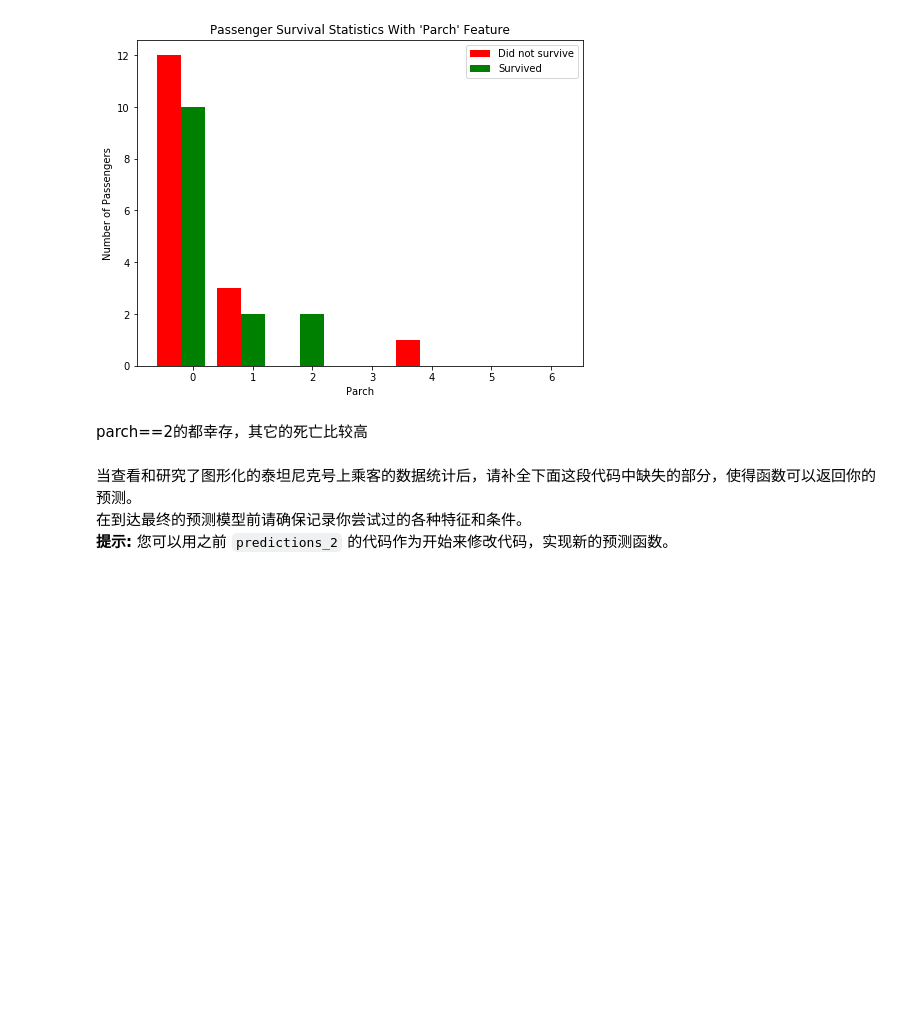
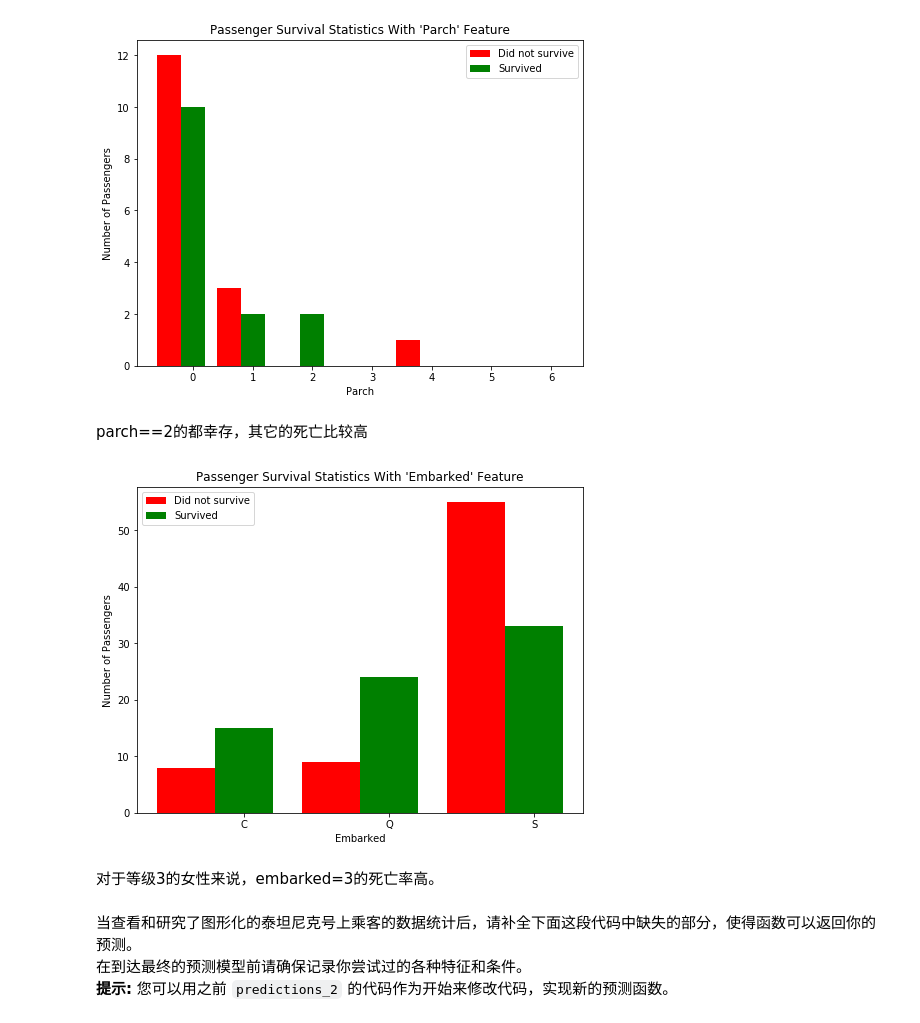
Before and after one commit to jesnssmith/titanic_survial, a Jupyter notebook: titanic_survival_exploration.ipynb, the cells around one changed output. Saved outputs shown, nothing was run; the diff lists cells and outputs as text; code cells hidden in the pictures; blank space fills up the shorter version.

Commit message:
Add feature Embarked and change the answer of question 5

```diff
--- a/titanic_survival_exploration.ipynb
+++ b/titanic_survival_exploration.ipynb
@@ -279,6 +279,12 @@ survival_stats(data,outcomes,'Parch',["Sex == 'male'",'Age > 10','Pclass == 1','
 [figure]
 # %% [markdown]
 parch==2的都幸存，其它的死亡比较高
+# %%
+survival_stats(data,outcomes,'Embarked',["Sex == 'female'",'Pclass == 3'])
+# %% [output]
+[figure, added]
+# %% [markdown]
+对于等级3的女性来说，embarked=3的死亡率高。
 # %% [markdown]
 当查看和研究了图形化的泰坦尼克号上乘客的数据统计后，请补全下面这段代码中缺失的部分，使得函数可以返回你的预测。
 在到达最终的预测模型前请确保记录你尝试过的各种特征和条件。
```
Also changed, not shown: parts of 3 cells of this notebook.
